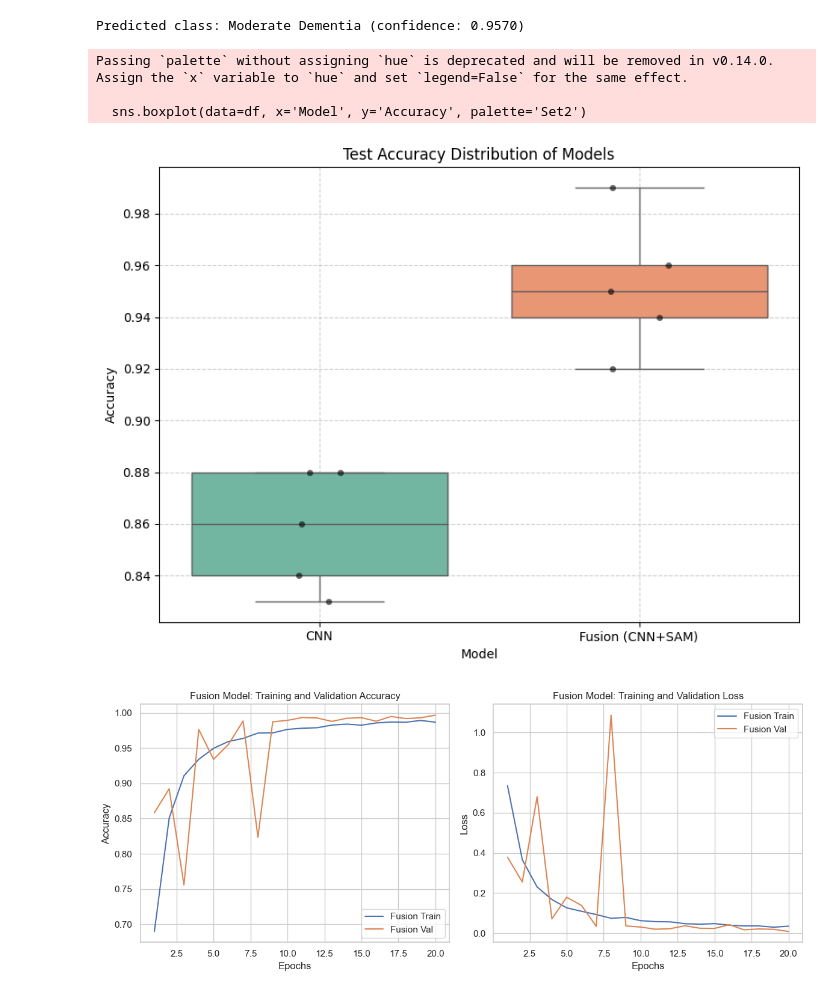
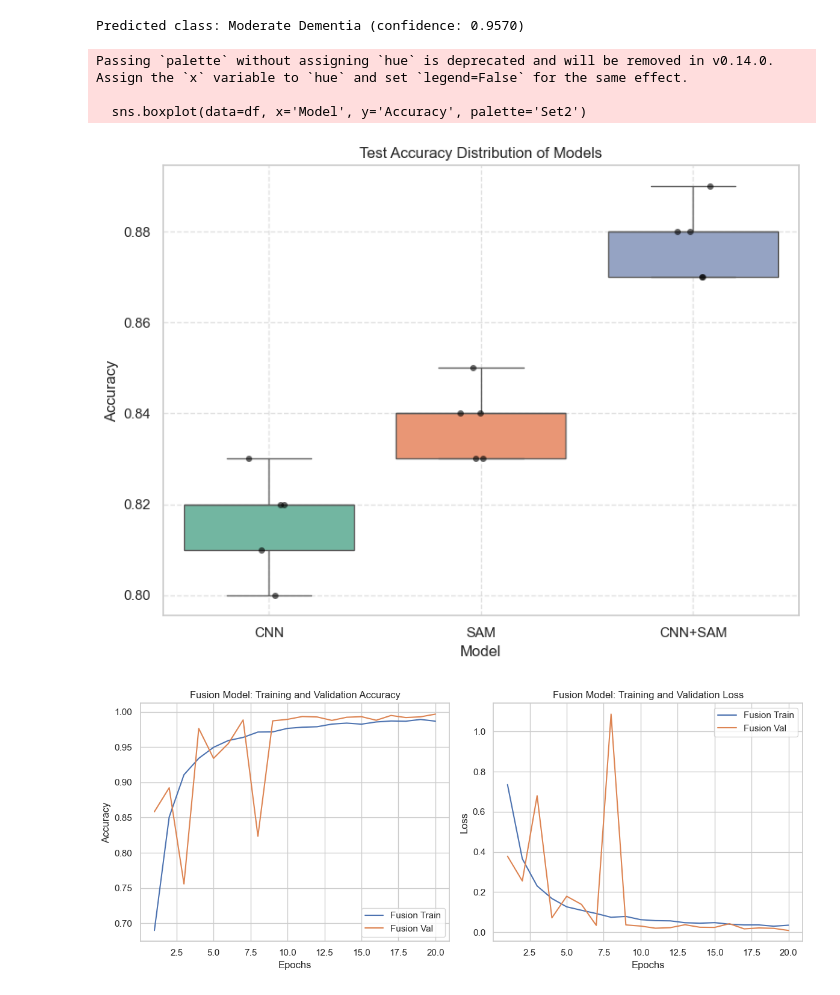
Before and after one commit to kazuma761/Alzheimers-Prediction-Using-Transformer-CNN, a Jupyter notebook: Oasis-CNN-SAM.ipynb, the cells around one changed output. Saved outputs shown, nothing was run; the diff lists cells and outputs as text; code cells hidden in the pictures.

```diff
--- a/Oasis-CNN-SAM.ipynb
+++ b/Oasis-CNN-SAM.ipynb
@@ -294,36 +294,37 @@ predicted_class, confidence = predict_image(image_path, fusion, class_names, dev
 print(f"Predicted class: {predicted_class} (confidence: {confidence:.4f})")
 # %% [output]
 Predicted class: Moderate Dementia (confidence: 0.9570)
-# %%
-import seaborn as sns
-import matplotlib.pyplot as plt
-import pandas as pd
-import numpy as np
-
-# Updated accuracy values
-cnn_acc = [0.84, 0.88, 0.83, 0.86, 0.88]
-fusion_acc = [ 0.99, 0.96, 0.94, 0.95, 0.92 ]
-
-data = {
-    'Model': ['CNN']*5  + ['Fusion (CNN+SAM)']*5,
-    'Accuracy': cnn_acc  + fusion_acc
-}
-
-df = pd.DataFrame(data)
-
-plt.figure(figsize=(8, 6))
-sns.boxplot(data=df, x='Model', y='Accuracy', palette='Set2')
-sns.stripplot(data=df, x='Model', y='Accuracy', color='black', alpha=0.6, jitter=True)
-plt.title('Test Accuracy Distribution of Models')
-plt.ylabel('Accuracy')
-plt.grid(True, linestyle='--', alpha=0.6)
-plt.tight_layout()
-plt.show()
-# %% [output]
-Passing `palette` without assigning `hue` is deprecated and will be removed in v0.14.0. Assign the `x` variable to `hue` and set `legend=False` for the same effect.
-
-  sns.boxplot(data=df, x='Model', y='Accuracy', palette='Set2')
-[figure, removed]
+# %%
+import seaborn as sns
+import matplotlib.pyplot as plt
+import pandas as pd
+import numpy as np
+
+data = {
+    "Run": [1, 2, 3, 4, 5] * 3,
+    "Model": ["CNN"]*5 + ["SAM"]*5 + ["CNN+SAM"]*5,
+    "Accuracy": [
+        0.81, 0.82, 0.83, 0.80, 0.82,      # CNN
+        0.83, 0.84, 0.85, 0.83, 0.84,      # SAM
+        0.87, 0.88, 0.89, 0.88, 0.87       # CNN+SAM
+    ]}
+
+
+df = pd.DataFrame(data)
+
+plt.figure(figsize=(8, 6))
+sns.boxplot(data=df, x='Model', y='Accuracy', palette='Set2')
+sns.stripplot(data=df, x='Model', y='Accuracy', color='black', alpha=0.6, jitter=True)
+plt.title('Test Accuracy Distribution of Models')
+plt.ylabel('Accuracy')
+plt.grid(True, linestyle='--', alpha=0.6)
+plt.tight_layout()
+plt.show()
+# %% [output]
+Passing `palette` without assigning `hue` is deprecated and will be removed in v0.14.0. Assign the `x` variable to `hue` and set `legend=False` for the same effect.
+
+  sns.boxplot(data=df, x='Model', y='Accuracy', palette='Set2')
+[figure, added]
 # %%
 import numpy as np
 import matplotlib.pyplot as plt
```
Also changed, not shown: parts of 3 cells of this notebook, 2 other files.
